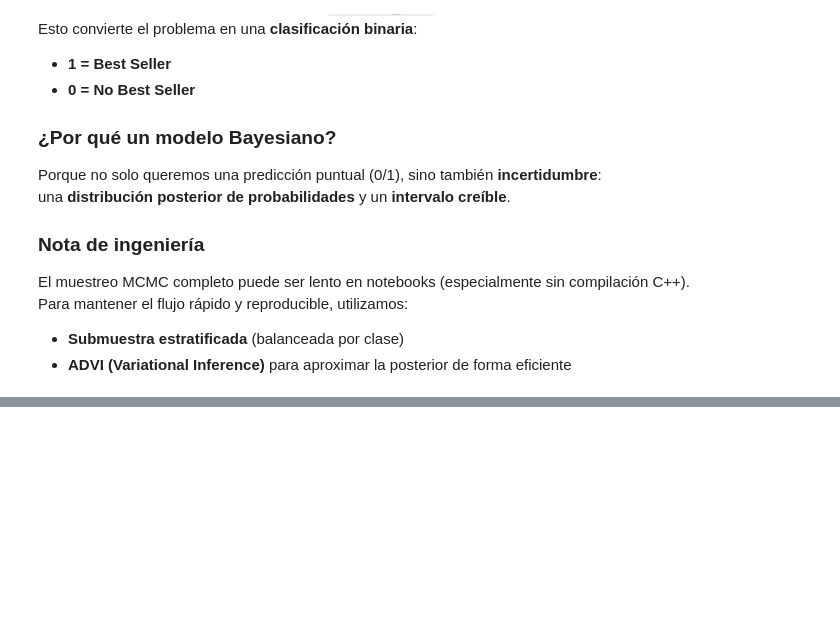
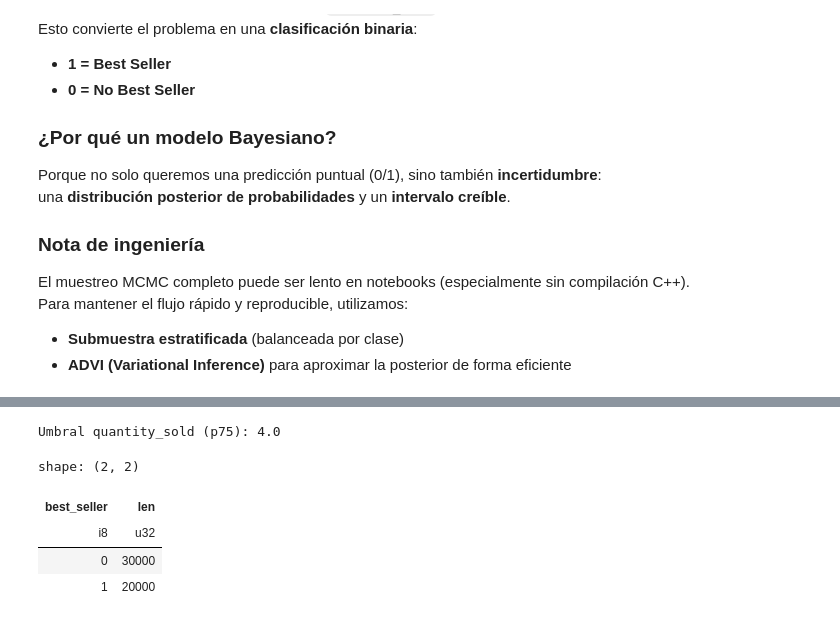
Before and after one commit to Bootcamp-IA-P6/5_Regresion_bayesiana, a Jupyter notebook: Modelo-2/Modelo2-Logistica-Bayesiana.ipynb, the cells around one changed output, grey strips where cells are left out. Cells and saved outputs as stored; diff of their text form; code cells hidden in the pictures; blank space fills up the shorter version.

```diff
--- a/Modelo-2/Modelo2-Logistica-Bayesiana.ipynb
+++ b/Modelo-2/Modelo2-Logistica-Bayesiana.ipynb
@@ -74,0 +99,23 @@ FileNotFoundError: El sistema no puede encontrar la ruta especificada. (os error
+# %%
+# ============================================================
+# 2) TARGET: BEST SELLER (TOP 25% EN quantity_sold)
+# ============================================================
+# Calculamos el umbral (percentil 75). Todo lo que esté por encima será Best Seller = 1
+threshold = df2.select(pl.col("quantity_sold").quantile(THRESH_Q)).item()
+
+# Creamos la columna binaria
+df2 = df2.with_columns(
+    (pl.col("quantity_sold") >= threshold).cast(pl.Int8).alias("best_seller")
+)
+
+print("Umbral quantity_sold (p75):", threshold)
+
+# Balance de clases: cuántos 0 y cuántos 1
+df2.group_by("best_seller").len().sort("best_seller")
+# %% [output]
+Umbral quantity_sold (p75): 4.0
+shape: (2, 2)
+| best_seller | len |
+| i8 | u32 |
+| 0 | 30000 |
+| 1 | 20000 |
```
Also changed, not shown: parts of 15 cells of this notebook, 1 other file.
